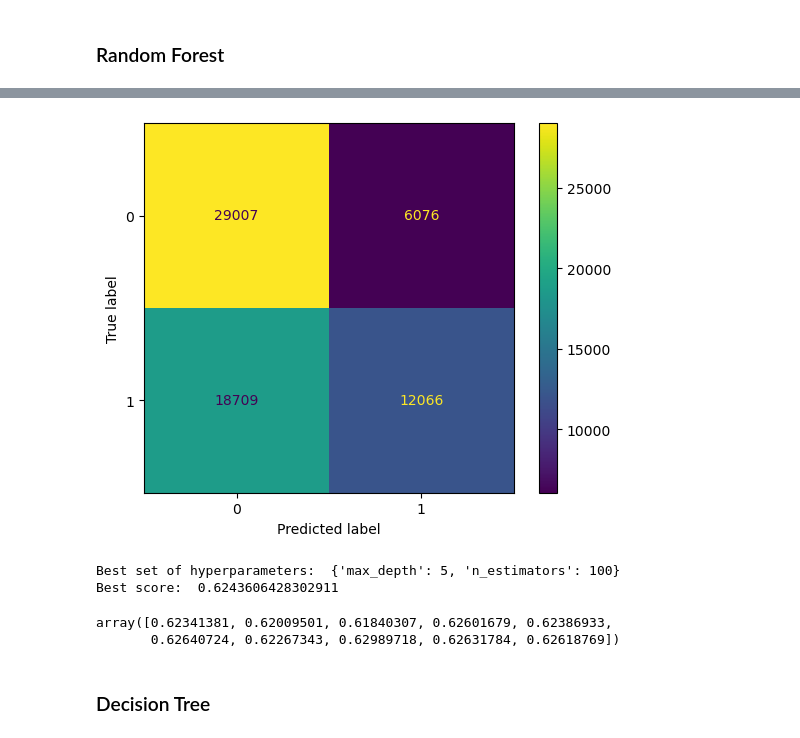
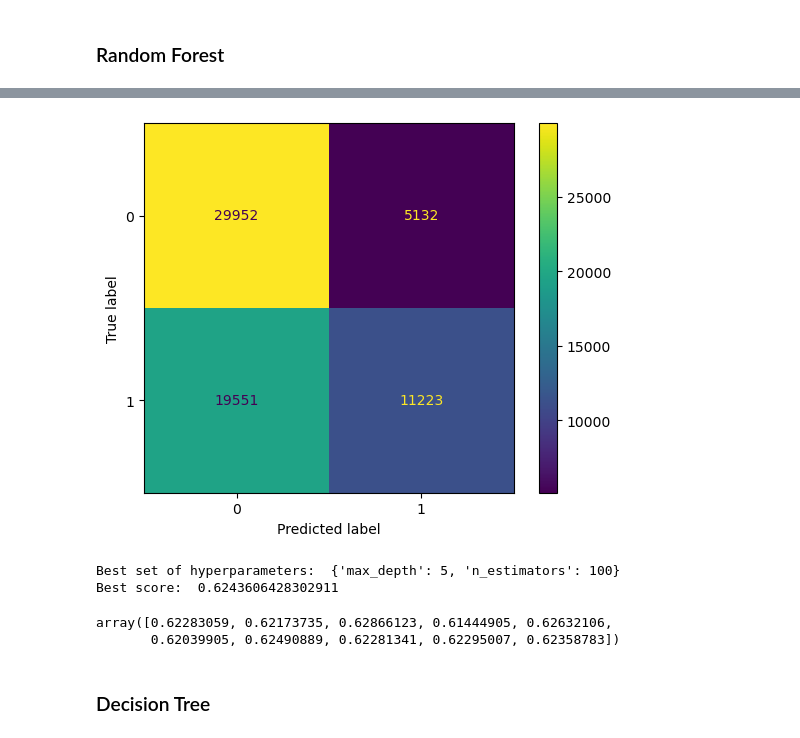
Before and after one commit to carlsonhu225-source/data7001_g02, a Jupyter notebook: Shot Success Model.ipynb, the cells around one changed output, grey strips where cells are left out. Drawn from its saved outputs; the diff is of its cells as text; code cells hidden in the pictures.

```diff
--- a/Shot Success Model.ipynb
+++ b/Shot Success Model.ipynb
@@ -81,11 +73,11 @@ X = df_encoded.drop('SHOT_MADE_FLAG').select(
 )
 Y = pl.Series(df_encoded.select('SHOT_MADE_FLAG')).to_numpy()
 # %%
-# PCA
+# Principal Component Analaysis (PCA)
 
-pca = PCA(n_components=5)
+pca = PCA(n_components=2)
 X_reduced = pca.fit_transform(X)
+
 print(pca.explained_variance_ratio_)
-
 print(pca.singular_values_)
 # %% [output]
@@ -96,15 +88,13 @@ print(pca.singular_values_)
 # %%
+# Numerical variables only
+x_train, x_test, y_train, y_test = train_test_split(X, Y, train_size=0.7)
 
-
-# Data for linear regression (excludes categorical variables)
-#x_train, x_test, y_train, y_test = train_test_split(X, Y, train_size=0.7)
-
-# Data for non-linear regression (includes categorical variables)
+# Numerical & categorical variables
 x_train2, x_test2, y_train2, y_test2 = train_test_split(X, Y, train_size=0.7)
 
-# PCA
+# Split
 # Data for linear regression (excludes categorical variables)
-x_train, x_test, y_train, y_test = train_test_split(X_reduced, Y, train_size=0.7)
+x_train_pca, x_test_pca, y_train_pca, y_test_pca = train_test_split(X_reduced, Y, train_size=0.7)
 # %% [markdown]
 ## Model Selection
 # %% [markdown]
@@ -244,16 +322,16 @@ array([0.62328611, 0.62078076, 0.62961782, 0.62132738, 0.62609329,
 # %%
 
 # Train & score classifier
-clf_forest = RandomForestClassifier(n_estimators=100, max_depth=5, random_state=45).fit(x_train, y_train)
-y_pred_forest = clf_forest.predict(x_test)
+clf_forest_pca = RandomForestClassifier(n_estimators=100, max_depth=5, random_state=45).fit(x_train_pca, y_train_pca)
+y_pred_forest_pca = clf_forest_pca.predict(x_test_pca)
 
 # Calculate & display confusion matrix
-cm_forest= metrics.confusion_matrix(y_test, y_pred_forest)
-cm_fig_forest = metrics.ConfusionMatrixDisplay(confusion_matrix=cm_forest, display_labels=clf_forest.classes_)
-cm_fig_forest.plot(values_format='d')
+cm_forest_pca = metrics.confusion_matrix(y_test_pca, y_pred_forest_pca)
+cm_fig_forest_pca = metrics.ConfusionMatrixDisplay(confusion_matrix=cm_forest_pca, display_labels=clf_forest_pca.classes_)
+cm_fig_forest_pca.plot(values_format='d')
 plt.show()
 # %% [output]
-[figure, old version]
+[figure, new version]
 # %%
 # Optimise Random Forest via hyper parameter tuning
 param_grid_rf = {
@@ -272,11 +350,11 @@ Best set of hyperparameters:  {'max_depth': 5, 'n_estimators': 100}
 Best score:  0.6243606428302911
 # %%
 # Cross Validate
-score_rf = cross_val_score(clf_forest, X, Y, cv=10)
+score_rf = cross_val_score(clf_forest_pca, X, Y, cv=10)
 score_rf
 # %% [output]
-array([0.62341381, 0.62009501, 0.61840307, 0.62601679, 0.62386933,
-       0.62640724, 0.62267343, 0.62989718, 0.62631784, 0.62618769])
+array([0.62283059, 0.62173735, 0.62866123, 0.61444905, 0.62632106,
+       0.62039905, 0.62490889, 0.62281341, 0.62295007, 0.62358783])
 # %% [markdown]
 ### Decision Tree
 # %%
```
Also changed, not shown: parts of 25 cells of this notebook, 2 other files.
